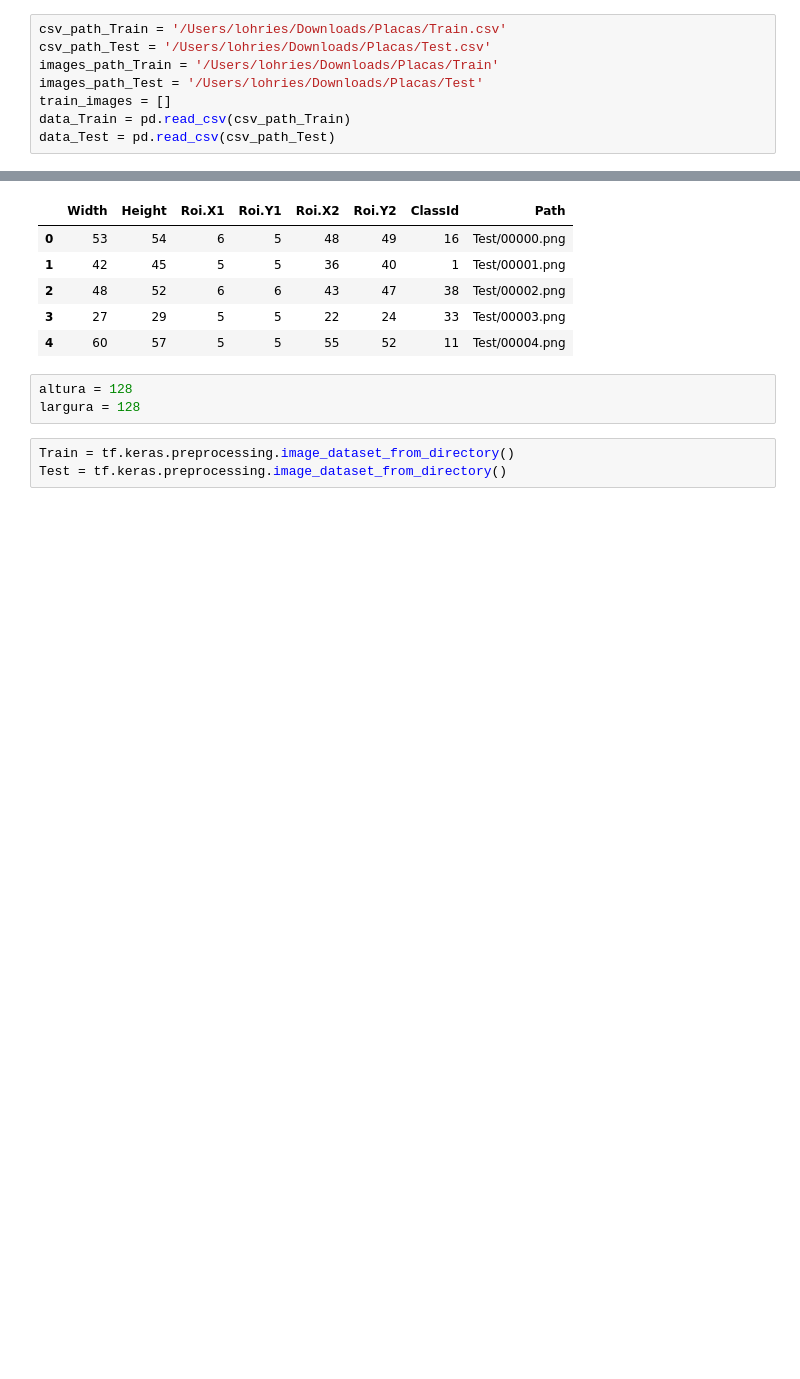
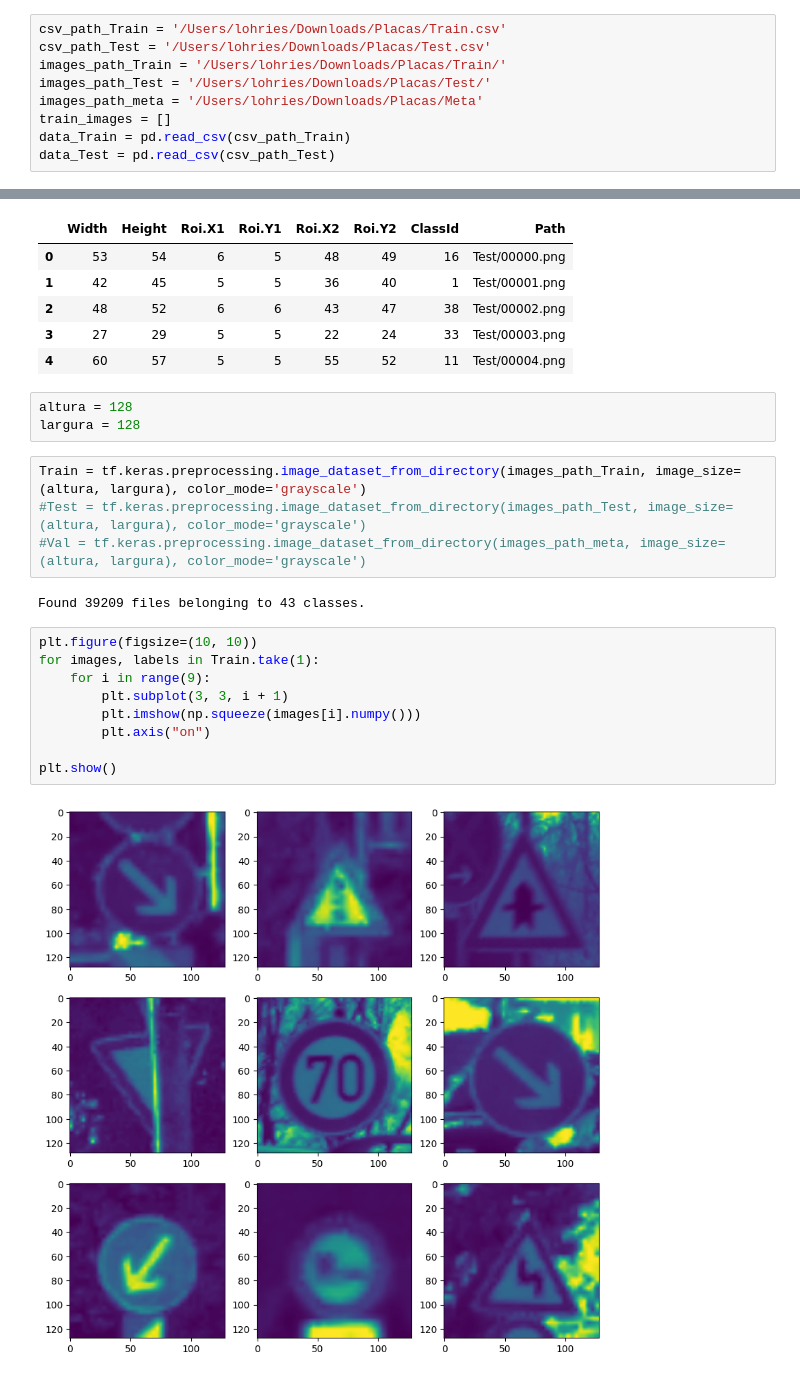
Before and after one commit to Lohries/ML, a Jupyter notebook: ML/Image_process/Sign.ipynb, the cells around one changed output, grey strips where cells are left out. Drawn from its saved outputs; the diff is of its cells as text; blank space fills up the shorter version.

```diff
--- a/ML/Image_process/Sign.ipynb
+++ b/ML/Image_process/Sign.ipynb
@@ -15,8 +15,9 @@ import pandas as pd
 # %%
 csv_path_Train = '/Users/lohries/Downloads/Placas/Train.csv'
 csv_path_Test = '/Users/lohries/Downloads/Placas/Test.csv'
-images_path_Train = '/Users/lohries/Downloads/Placas/Train'
-images_path_Test = '/Users/lohries/Downloads/Placas/Test'
+images_path_Train = '/Users/lohries/Downloads/Placas/Train/'
+images_path_Test = '/Users/lohries/Downloads/Placas/Test/'
+images_path_meta = '/Users/lohries/Downloads/Placas/Meta'
 train_images = []
 data_Train = pd.read_csv(csv_path_Train)
 data_Test = pd.read_csv(csv_path_Test)
@@ -42,5 +43,19 @@ data_Test.head()
 altura = 128
 largura = 128
 # %%
-Train = tf.keras.preprocessing.image_dataset_from_directory()
-Test = tf.keras.preprocessing.image_dataset_from_directory()
+Train = tf.keras.preprocessing.image_dataset_from_directory(images_path_Train, image_size=(altura, largura), color_mode='grayscale')
+#Test = tf.keras.preprocessing.image_dataset_from_directory(images_path_Test, image_size=(altura, largura), color_mode='grayscale')
+#Val = tf.keras.preprocessing.image_dataset_from_directory(images_path_meta, image_size=(altura, largura), color_mode='grayscale')
+# %% [output]
+Found 39209 files belonging to 43 classes.
+# %%
+plt.figure(figsize=(10, 10))
+for images, labels in Train.take(1):
+    for i in range(9):
+        plt.subplot(3, 3, i + 1)
+        plt.imshow(np.squeeze(images[i].numpy()))
+        plt.axis("on")
+
+plt.show()
+# %% [output]
+[figure, added]
```
Also changed, not shown: 1 other file.
